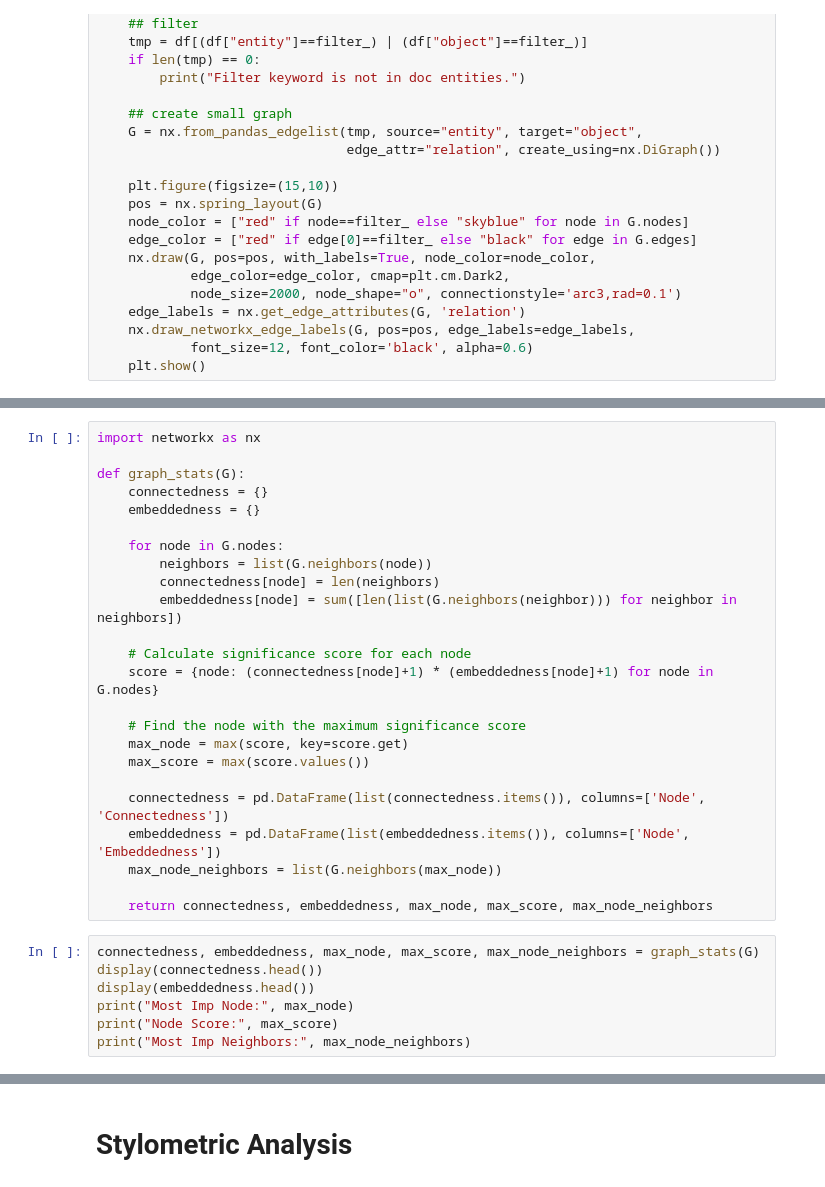
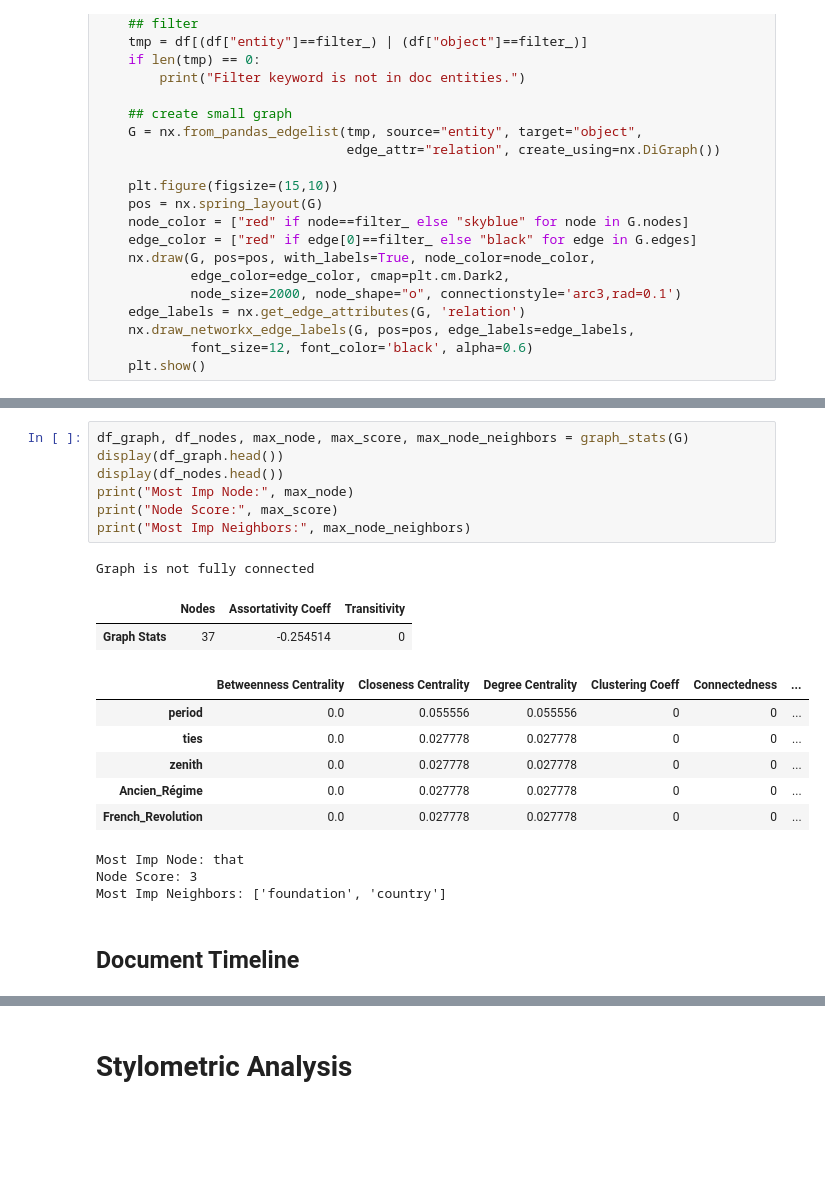
Before and after one commit to aaron68lee/NLP-Graphical-Knowledge-Mining, a Jupyter notebook: Topic_Modeling.ipynb, the cells around one changed output, grey strips where cells are left out. Drawn from its saved outputs; the diff is of its cells as text; blank space fills up the shorter version.

```diff
--- a/Topic_Modeling.ipynb
+++ b/Topic_Modeling.ipynb
@@ -2102,31 +2141,0 @@ df.head()
-# %%
-import networkx as nx
-
-def graph_stats(G):
-    connectedness = {}
-    embeddedness = {}
-
-    for node in G.nodes:
-        neighbors = list(G.neighbors(node))
-        connectedness[node] = len(neighbors)
-        embeddedness[node] = sum([len(list(G.neighbors(neighbor))) for neighbor in neighbors])
-
-    # Calculate significance score for each node
-    score = {node: (connectedness[node]+1) * (embeddedness[node]+1) for node in G.nodes}
-
-    # Find the node with the maximum significance score
-    max_node = max(score, key=score.get)
-    max_score = max(score.values())
-
-    connectedness = pd.DataFrame(list(connectedness.items()), columns=['Node', 'Connectedness'])
-    embeddedness = pd.DataFrame(list(embeddedness.items()), columns=['Node', 'Embeddedness'])
-    max_node_neighbors = list(G.neighbors(max_node))
-
-    return connectedness, embeddedness, max_node, max_score, max_node_neighbors
-# %%
-connectedness, embeddedness, max_node, max_score, max_node_neighbors = graph_stats(G)
-display(connectedness.head())
-display(embeddedness.head())
-print("Most Imp Node:", max_node)
-print("Node Score:", max_score)
-print("Most Imp Neighbors:", max_node_neighbors)
@@ -2232,0 +2294,22 @@ display(timeline)
+# %%
+df_graph, df_nodes, max_node, max_score, max_node_neighbors = graph_stats(G)
+display(df_graph.head())
+display(df_nodes.head())
+print("Most Imp Node:", max_node)
+print("Node Score:", max_score)
+print("Most Imp Neighbors:", max_node_neighbors)
+# %% [output]
+Graph is not fully connected
+|  | Nodes | Assortativity Coeff | Transitivity |
+| Graph Stats | 37 | -0.254514 | 0 |
+|  | Betweenness Centrality | Closeness Centrality | Degree Centrality | Clustering Coeff | Connectedness | ... |
+| period | 0.0 | 0.055556 | 0.055556 | 0 | 0 | ... |
+| ties | 0.0 | 0.027778 | 0.027778 | 0 | 0 | ... |
+| zenith | 0.0 | 0.027778 | 0.027778 | 0 | 0 | ... |
+| Ancien_Régime | 0.0 | 0.027778 | 0.027778 | 0 | 0 | ... |
+| French_Revolution | 0.0 | 0.027778 | 0.027778 | 0 | 0 | ... |
+Most Imp Node: that
+Node Score: 3
+Most Imp Neighbors: ['foundation', 'country']
+# %% [markdown]
+## Document Timeline
```
Also changed, not shown: parts of 86 cells of this notebook, 2 other files.
